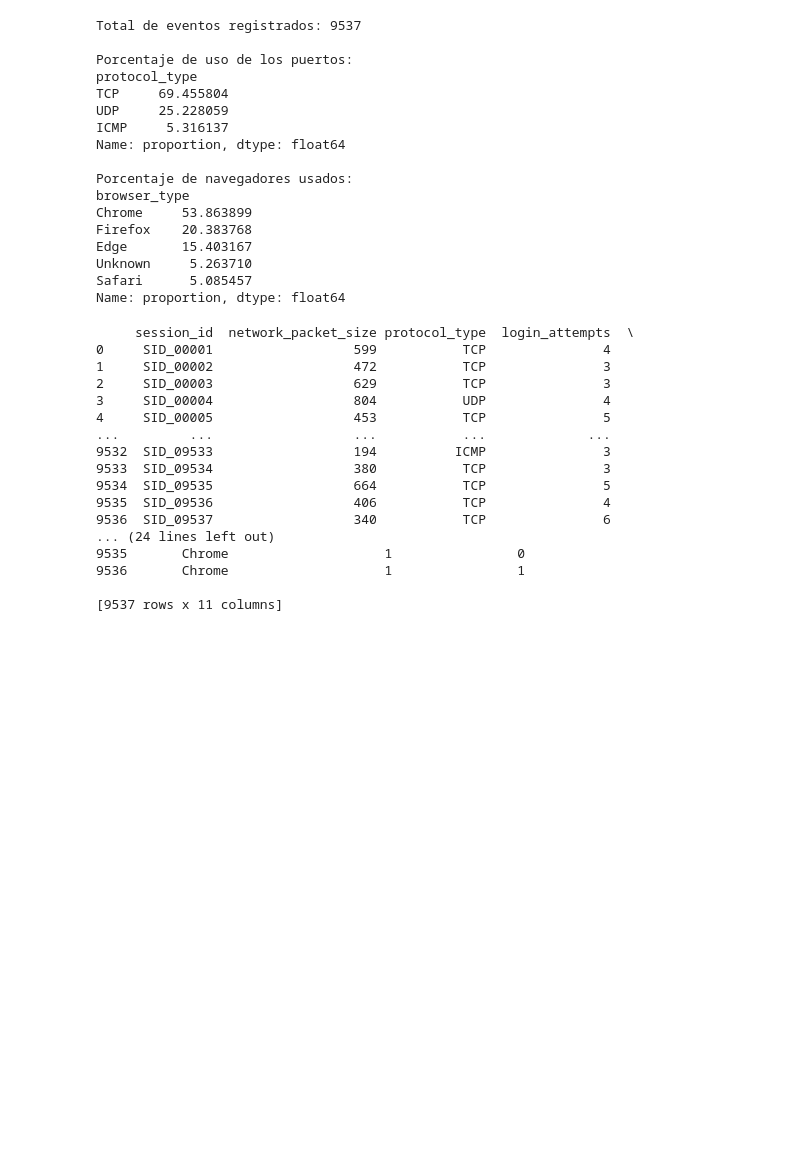
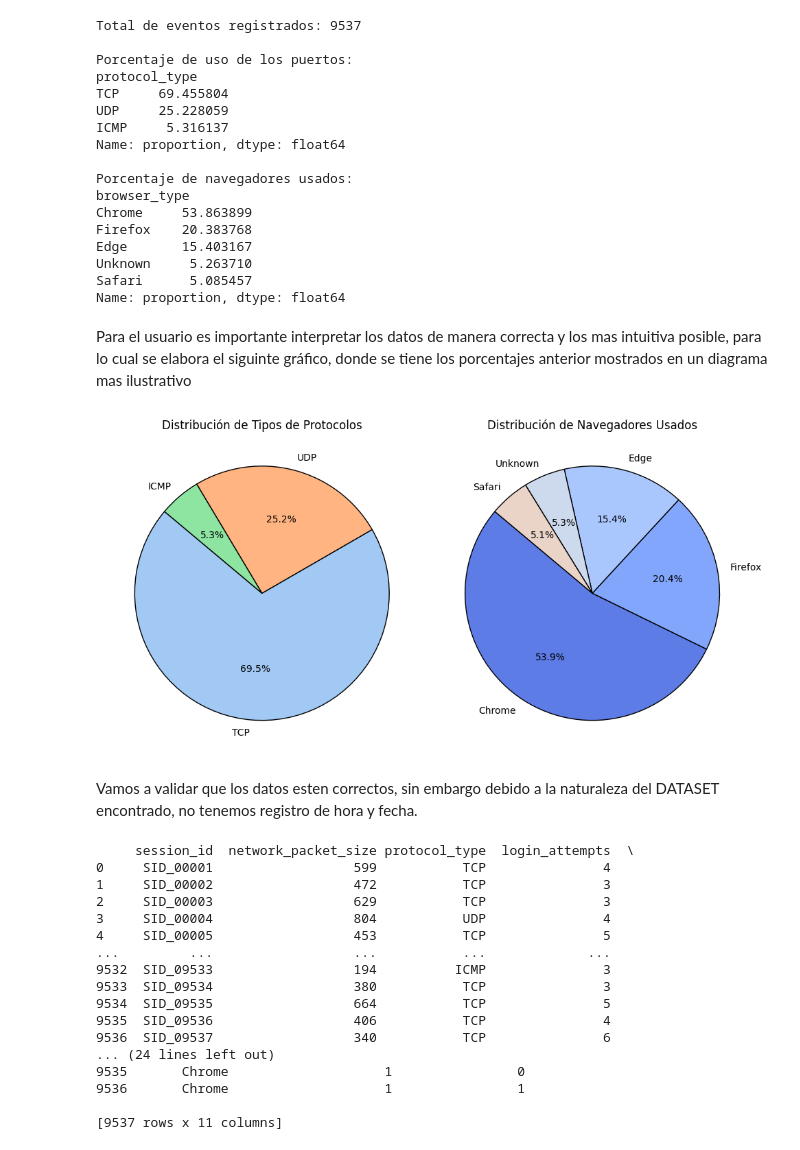
Before and after one commit to AlexUIDE/CLASES, a Jupyter notebook: EJERCICIO_TAREA3.ipynb, the cells around one changed output. Cells and saved outputs as stored; diff of their text form; code cells hidden in the pictures; blank space fills up the shorter version.

```diff
--- a/EJERCICIO_TAREA3.ipynb
+++ b/EJERCICIO_TAREA3.ipynb
@@ -61,6 +60,36 @@ Edge       15.403167
 Unknown     5.263710
 Safari      5.085457
 Name: proportion, dtype: float64
+# %% [markdown]
+Para el usuario es importante interpretar los datos de manera correcta y los mas intuitiva posible, para lo cual se elabora el siguinte gráfico, donde se tiene los porcentajes anterior mostrados en un diagrama mas ilustrativo
+# %%
+# Configuración de colores
+colors1 = sns.color_palette("pastel")  # Colores para el gráfico de protocolos
+colors2 = sns.color_palette("coolwarm", 8)  # Colores para el gráfico de navegadores
+
+# Gráfico de pastel para protocolos usados
+protocol_counts = df["protocol_type"].value_counts()
+
+plt.figure(figsize=(10, 5))
+
+plt.subplot(1, 2, 1)
+plt.pie(protocol_counts, labels=protocol_counts.index, autopct='%1.1f%%', colors=colors1, startangle=140, wedgeprops={'edgecolor': 'black'})
+plt.title("Distribución de Tipos de Protocolos")
+
+# Gráfico de pastel para navegadores más usados
+browser_counts = df["browser_type"].value_counts()
+
+plt.subplot(1, 2, 2)
+plt.pie(browser_counts, labels=browser_counts.index, autopct='%1.1f%%', colors=colors2, startangle=140, wedgeprops={'edgecolor': 'black'})
+plt.title("Distribución de Navegadores Usados")
+
+# Mostrar gráficos
+plt.tight_layout()
+plt.show()
+# %% [output]
+[figure, added]
+# %% [markdown]
+Vamos a validar que los datos esten correctos, sin embargo debido a la naturaleza del DATASET encontrado, no tenemos registro de hora y fecha.
 # %%
 print(df)
 # %% [output]
```
Also changed, not shown: parts of 16 cells of this notebook, 2 other files.
